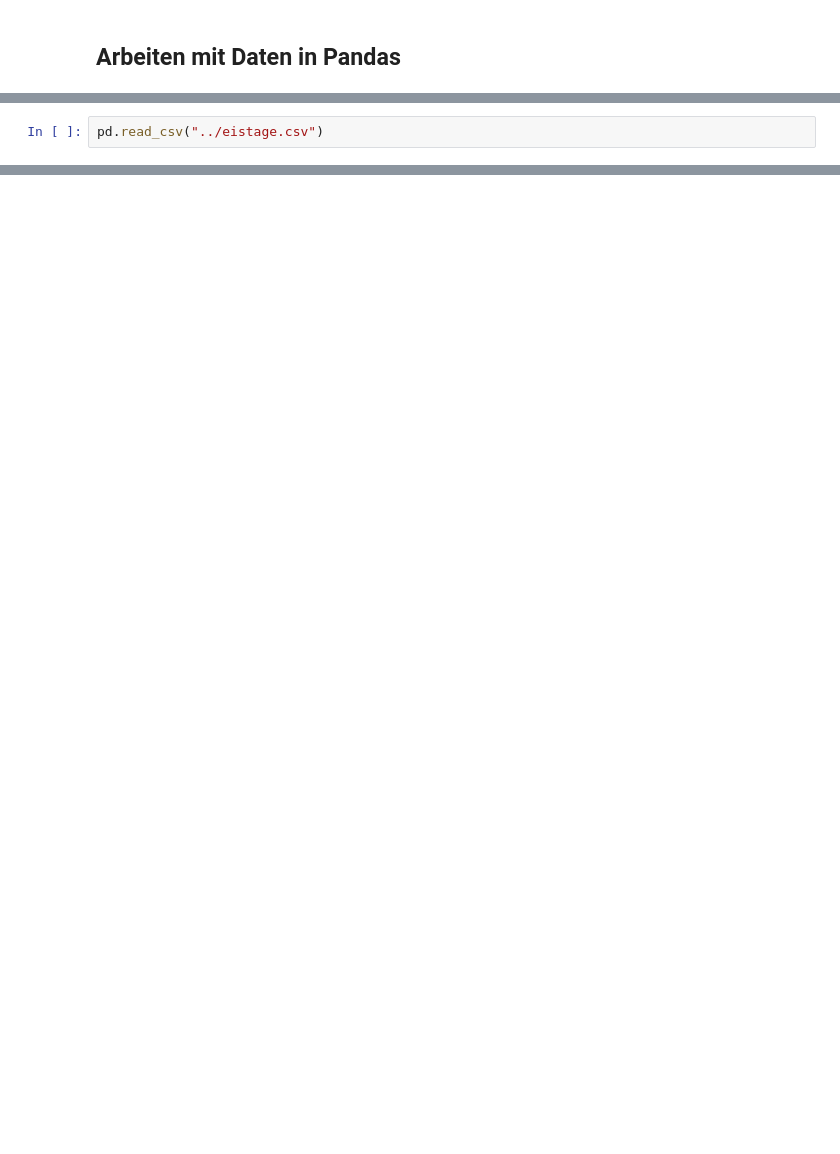
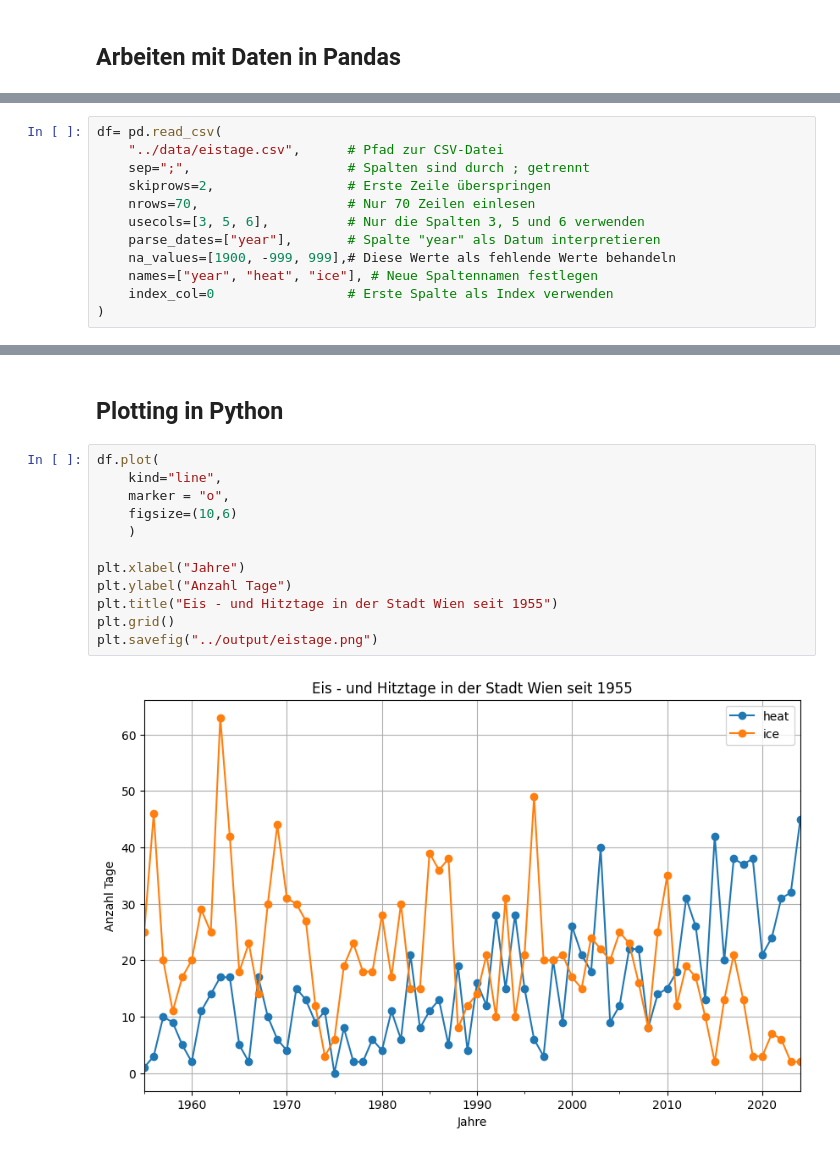
Before and after one commit to pialein11/data-science-ue-im-pl, a Jupyter notebook: notebooks/01_data-with pandas.ipynb, the cells around one changed output, grey strips where cells are left out. Saved outputs shown, nothing was run; the diff lists cells and outputs as text; blank space fills up the shorter version.

Commit message:
01_data added

```diff
--- a/notebooks/01_data-with pandas.ipynb
+++ b/notebooks/01_data-with pandas.ipynb
@@ -5,2 +6,12 @@ import pandas as pd
 # %%
-pd.read_csv("../eistage.csv")
+df= pd.read_csv(
+    "../data/eistage.csv",      # Pfad zur CSV-Datei
+    sep=";",                    # Spalten sind durch ; getrennt
+    skiprows=2,                 # Erste Zeile überspringen
+    nrows=70,                   # Nur 70 Zeilen einlesen
+    usecols=[3, 5, 6],          # Nur die Spalten 3, 5 und 6 verwenden
+    parse_dates=["year"],       # Spalte "year" als Datum interpretieren
+    na_values=[1900, -999, 999],# Diese Werte als fehlende Werte behandeln
+    names=["year", "heat", "ice"], # Neue Spaltennamen festlegen
+    index_col=0                 # Erste Spalte als Index verwenden
+)
@@ -8,0 +149,16 @@ FileNotFoundError: [Errno 2] No such file or directory: '../eistage.csv'
+# %% [markdown]
+## Plotting in Python
+# %%
+df.plot(
+    kind="line",
+    marker = "o",
+    figsize=(10,6)
+    )
+
+plt.xlabel("Jahre")
+plt.ylabel("Anzahl Tage")
+plt.title("Eis - und Hitztage in der Stadt Wien seit 1955")
+plt.grid()
+plt.savefig("../output/eistage.png")
+# %% [output]
+[figure, added]
```
Also changed, not shown: parts of 25 cells of this notebook, 3 other files.
